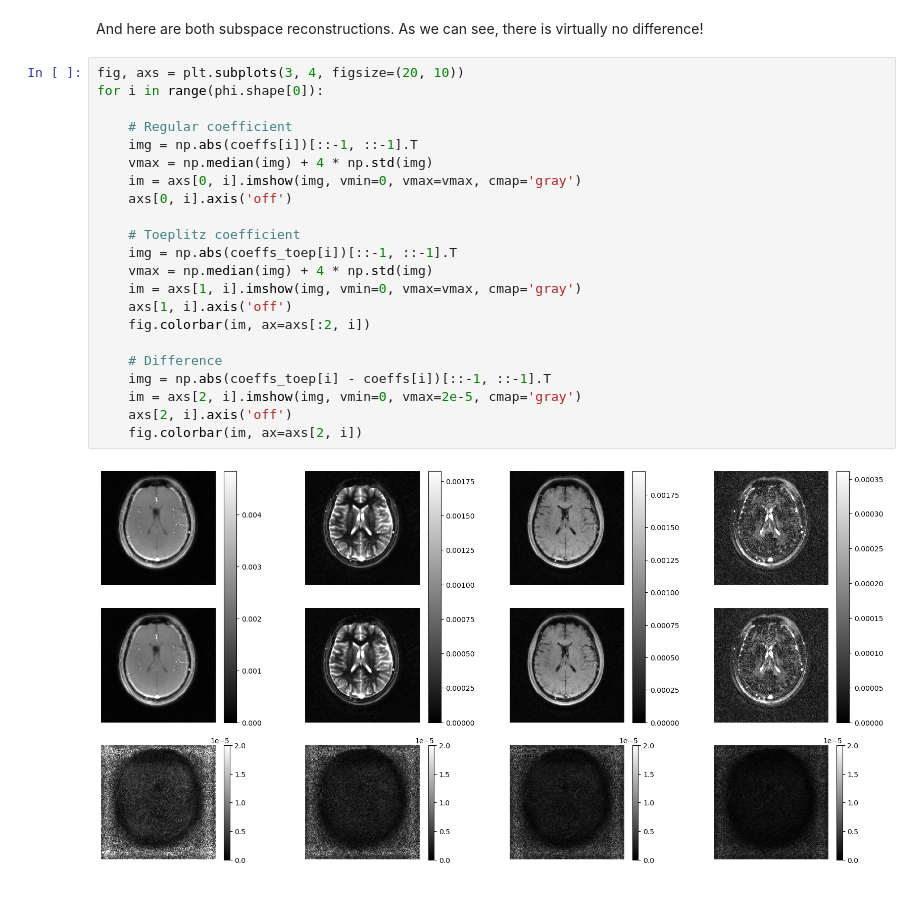
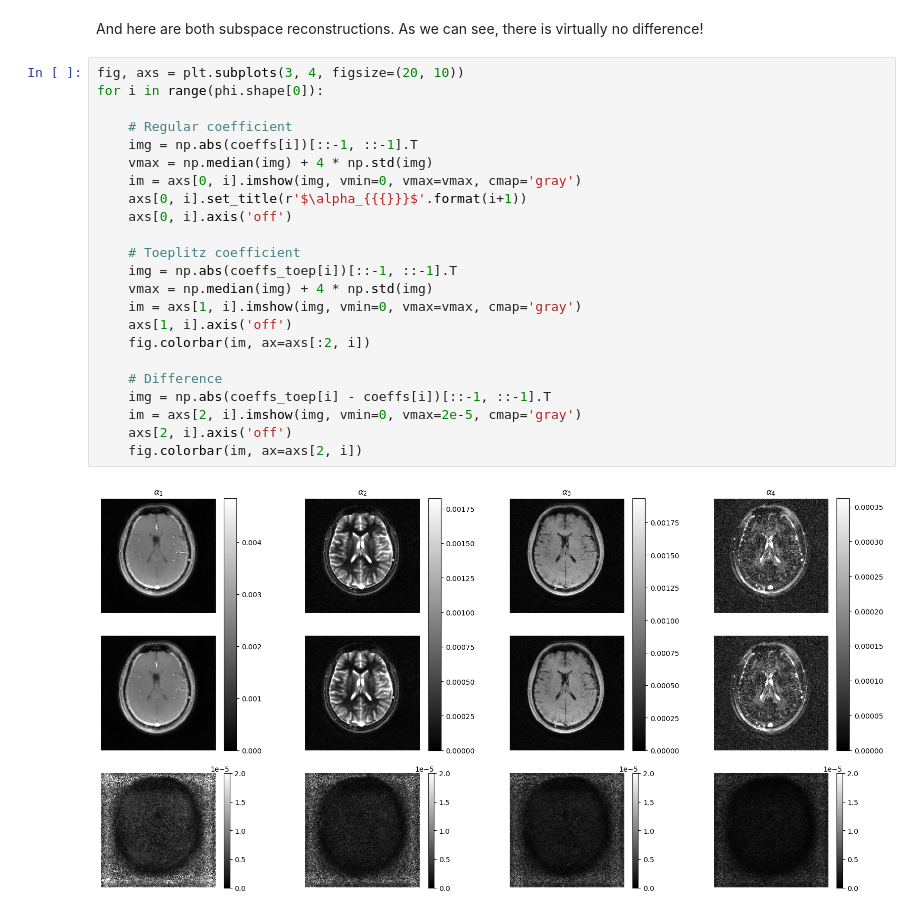
Before and after one commit to danielabrahamgit/toeplitz_subspace, a Jupyter notebook: MRF_2D_invivo.ipynb, the cells around one changed output. Cells and saved outputs as stored; diff of their text form.

Commit message:
better plot for in-vivo example

```diff
--- a/MRF_2D_invivo.ipynb
+++ b/MRF_2D_invivo.ipynb
@@ -90,24 +90,25 @@ And here are both subspace reconstructions. As we can see, there is virtually no
 # %%
 fig, axs = plt.subplots(3, 4, figsize=(20, 10))
 for i in range(phi.shape[0]):
 
     # Regular coefficient
     img = np.abs(coeffs[i])[::-1, ::-1].T
     vmax = np.median(img) + 4 * np.std(img)
     im = axs[0, i].imshow(img, vmin=0, vmax=vmax, cmap='gray')
+    axs[0, i].set_title(r'$\alpha_{{{}}}$'.format(i+1))
     axs[0, i].axis('off')
 
     # Toeplitz coefficient
     img = np.abs(coeffs_toep[i])[::-1, ::-1].T
     vmax = np.median(img) + 4 * np.std(img)
     im = axs[1, i].imshow(img, vmin=0, vmax=vmax, cmap='gray')
     axs[1, i].axis('off')
     fig.colorbar(im, ax=axs[:2, i])
 
     # Difference
     img = np.abs(coeffs_toep[i] - coeffs[i])[::-1, ::-1].T
     im = axs[2, i].imshow(img, vmin=0, vmax=2e-5, cmap='gray')
     axs[2, i].axis('off')
     fig.colorbar(im, ax=axs[2, i])
 # %% [output]
-[figure, old version]
+[figure, new version]
```
Also changed, not shown: 2 other files.
